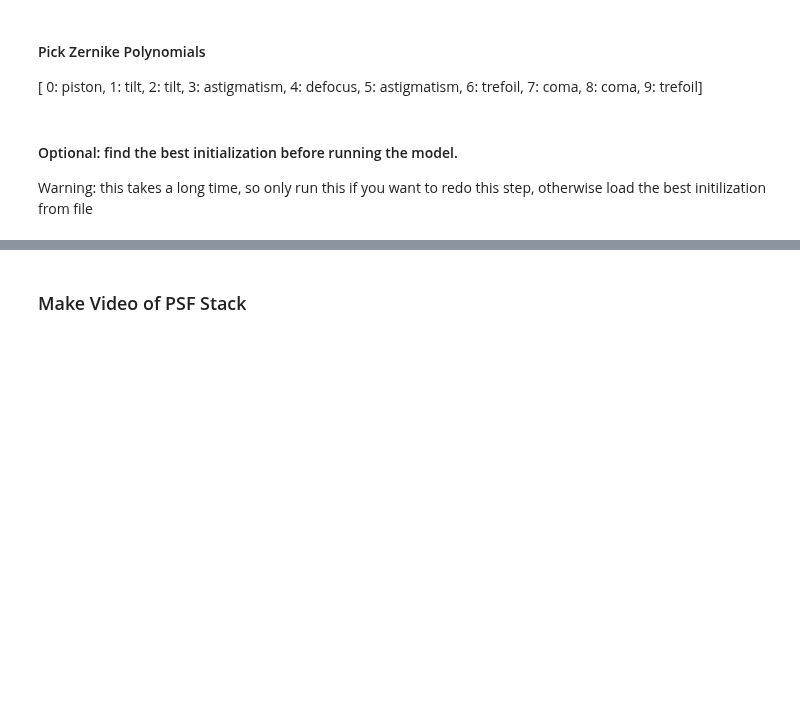
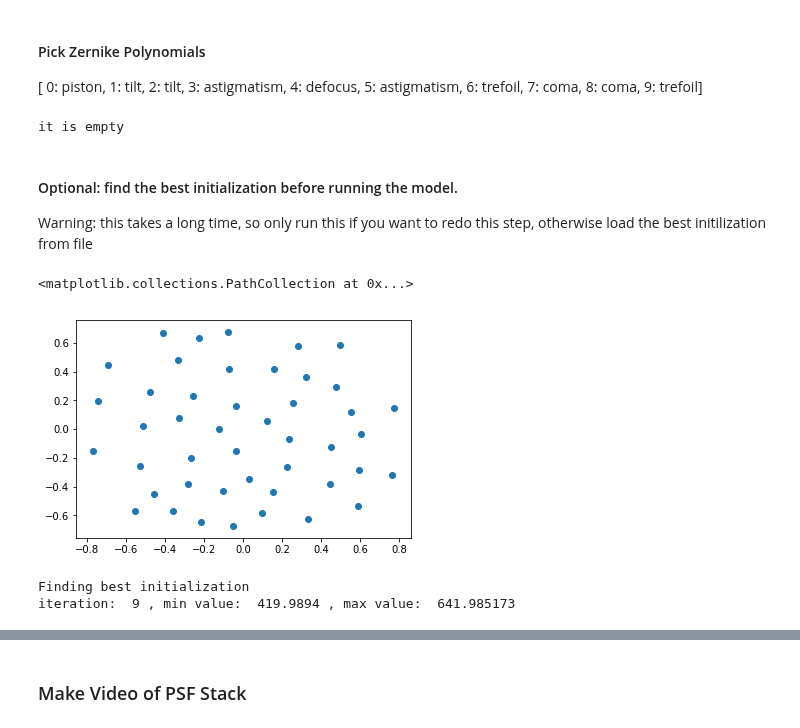
Before and after one commit to antipa/Randoscope_dev, a Jupyter notebook: RandoscopeXCorrMinTF-RadiusLearning.ipynb, the cells around one changed output, grey strips where cells are left out. Saved outputs shown, nothing was run; the diff lists cells and outputs as text; code cells hidden in the pictures; blank space fills up the shorter version.

Commit message:
Bridson poisson initialization added with number of lenslets as parameter

```diff
--- a/RandoscopeXCorrMinTF-RadiusLearning.ipynb
+++ b/RandoscopeXCorrMinTF-RadiusLearning.ipynb
@@ -65,14 +65,30 @@ zernikes_index = [0, 1, 2, 3, 5]
 model = msu_model(target_res=0.004, aberrations = True, zernikes = zernikes_index)  # zsampling options: 'fixed' or 'uniform_random'
+# %%
+my_str = ''
+if not my_str:
+    print('it is empty')
+# %% [output]
+it is empty
 # %% [markdown]
 #### Optional: find the best initialization before running the model.
 Warning: this takes a long time, so only run this if you want to redo this step, otherwise load the best initilization from file
+# %%
+xt,yt = tf_utils.bridson_poisson_N()
+plt.figure()
+plt.scatter(xt,yt)
+# %% [output]
+<matplotlib.collections.PathCollection at 0x...>
+[figure, added]
 # %%
-find_best_init = False
+find_best_init = True
 if find_best_init  == True:
     print('Finding best initialization')
-    find_best_initialization(model, num_trials = 2000, save_results = False)
+    tf_utils.find_best_initialization(model, num_trials = 10, save_results = True)
 
 load_init_from_file = True
+# %% [output]
+Finding best initialization
+iteration:  9 , min value:  419.9894 , max value:  641.985173
 # %%
 def load_model_from_file(model, filename):
     loaded = scipy.io.loadmat(filename)
```
Also changed, not shown: parts of 12 cells of this notebook, 6 other files.
